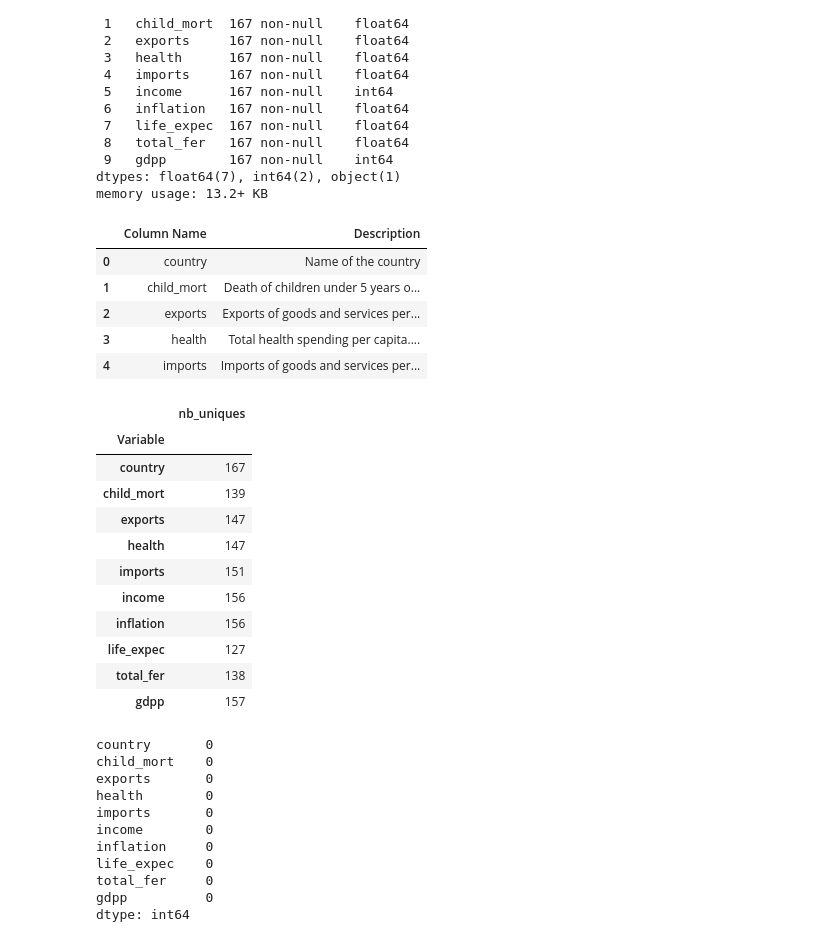
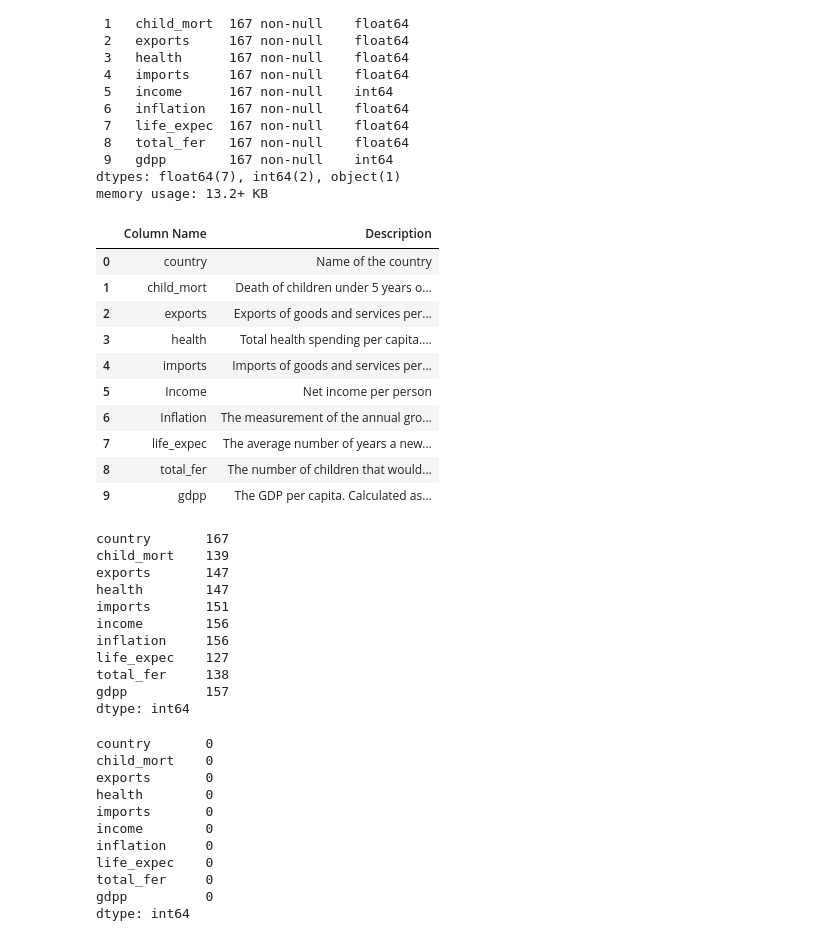
Before and after one commit to paulgst/Kaggle-Country-Data, a Jupyter notebook: Country_Data.ipynb, the cells around one changed output. Drawn from its saved outputs; the diff is of its cells as text; code cells hidden in the pictures.

```diff
--- a/Country_Data.ipynb
+++ b/Country_Data.ipynb
@@ -46,30 +48,33 @@ Data columns (total 10 columns):
 dtypes: float64(7), int64(2), object(1)
 memory usage: 13.2+ KB
 # %%
-df_dic.head()
+df_dic
 # %% [output]
 |  | Column Name | Description |
 | 0 | country | Name of the country |
 | 1 | child_mort | Death of children under 5 years o... |
 | 2 | exports | Exports of goods and services per... |
 | 3 | health | Total health spending per capita.... |
 | 4 | imports | Imports of goods and services per... |
+| 5 | Income | Net income per person |
+| 6 | Inflation | The measurement of the annual gro... |
+| 7 | life_expec | The average number of years a new... |
+| 8 | total_fer | The number of children that would... |
+| 9 | gdpp | The GDP per capita. Calculated as... |
 # %%
-df_uniques = pd.DataFrame([[col, len(df[col].unique()) ] for col in df.columns],columns = ['Variable','nb_uniques']).set_index('Variable')
-df_uniques
+df.nunique()
 # %% [output]
-|  | nb_uniques |
-| Variable |  |
-| country | 167 |
-| child_mort | 139 |
-| exports | 147 |
-| health | 147 |
-| imports | 151 |
-| income | 156 |
-| inflation | 156 |
-| life_expec | 127 |
-| total_fer | 138 |
-| gdpp | 157 |
+country       167
+child_mort    139
+exports       147
+health        147
+imports       151
+income        156
+inflation     156
+life_expec    127
+total_fer     138
+gdpp          157
+dtype: int64
 # %%
 df.isna().sum()
 # %% [output]
```
Also changed, not shown: parts of 31 cells of this notebook.
